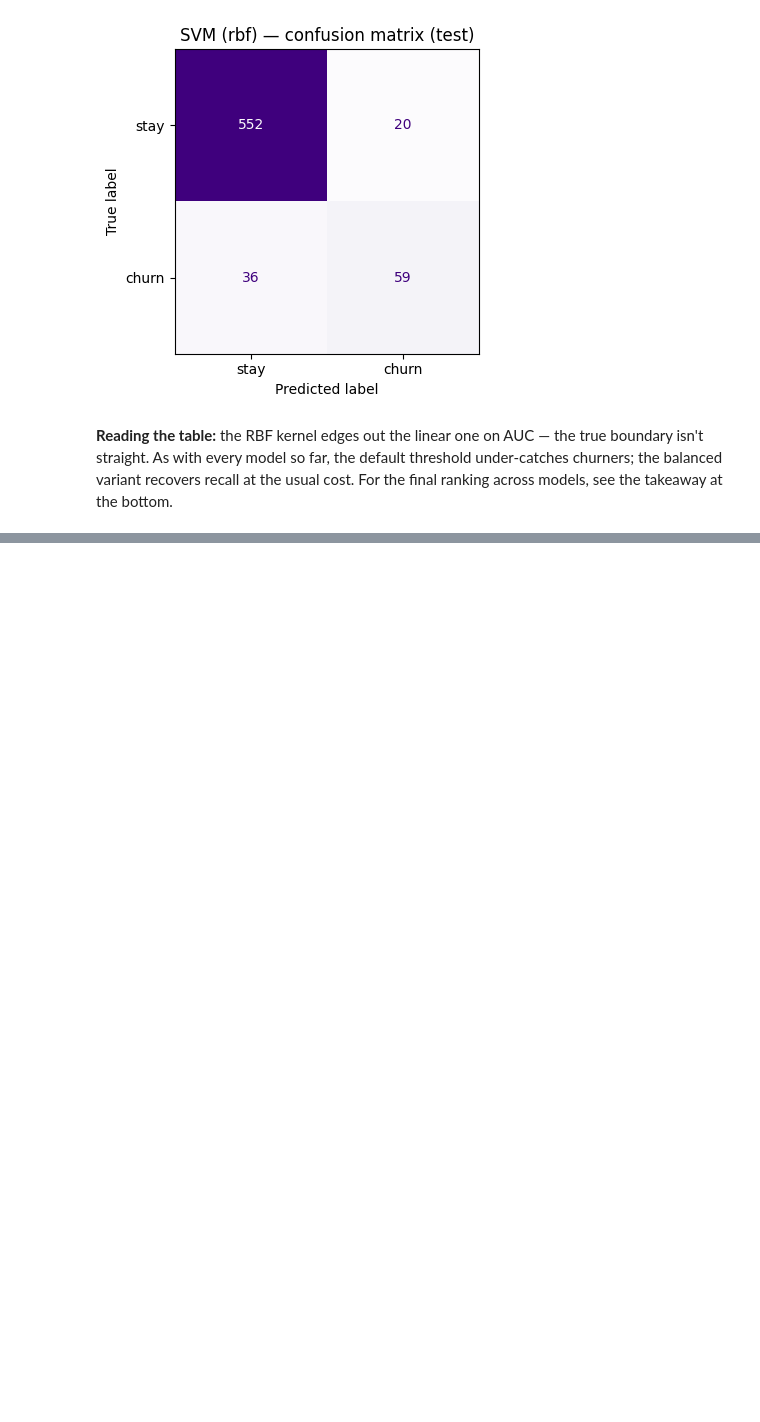
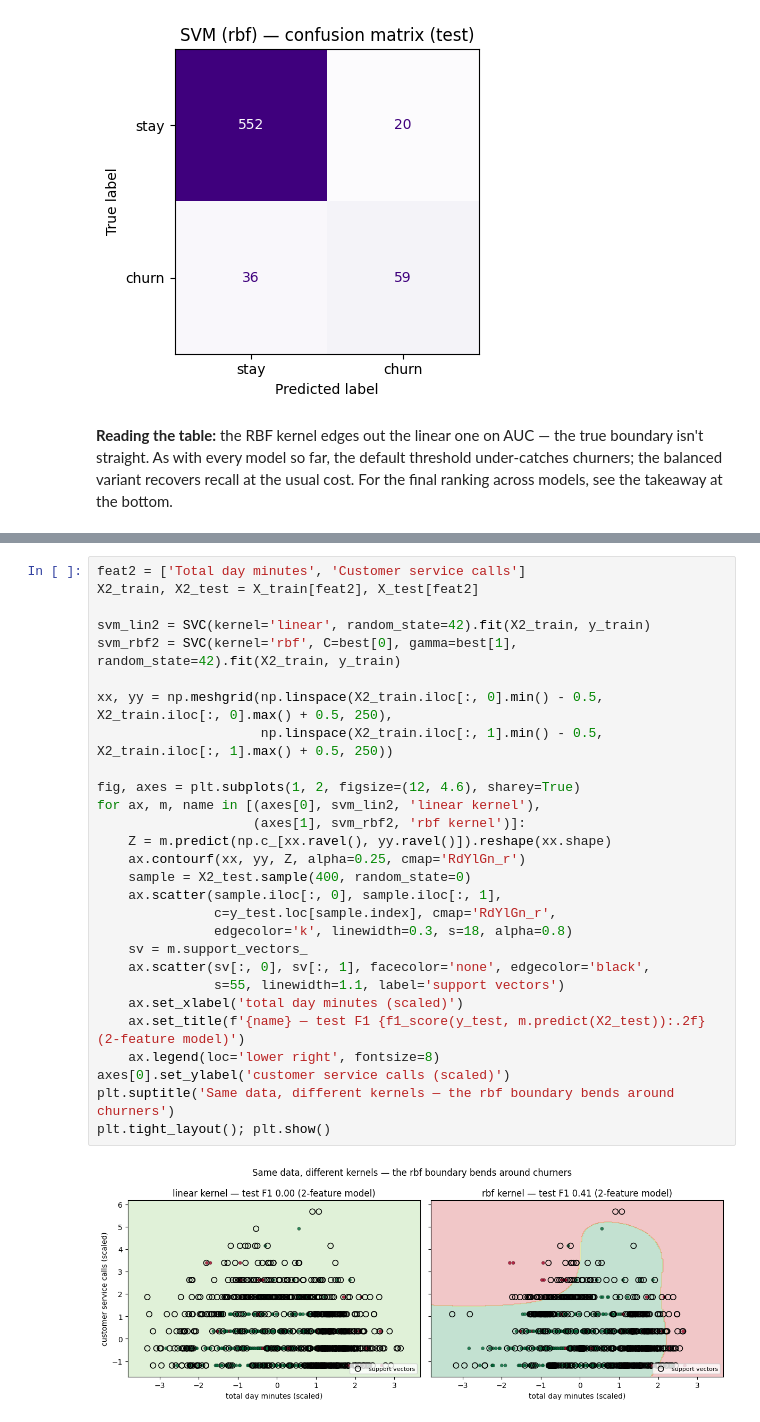
Before and after one commit to meherabmehu/ml-internship-codveda, a Jupyter notebook: level-3-advanced/02_svm_churn.ipynb, the cells around one changed output, grey strips where cells are left out. Drawn from its saved outputs; the diff is of its cells as text; blank space fills up the shorter version.

Commit message:
visualize the svm decision boundaries with support vectors

```diff
--- a/level-3-advanced/02_svm_churn.ipynb
+++ b/level-3-advanced/02_svm_churn.ipynb
@@ -194,0 +202,30 @@ For the final ranking across models, see the takeaway at the bottom.
+# %%
+feat2 = ['Total day minutes', 'Customer service calls']
+X2_train, X2_test = X_train[feat2], X_test[feat2]
+
+svm_lin2 = SVC(kernel='linear', random_state=42).fit(X2_train, y_train)
+svm_rbf2 = SVC(kernel='rbf', C=best[0], gamma=best[1], random_state=42).fit(X2_train, y_train)
+
+xx, yy = np.meshgrid(np.linspace(X2_train.iloc[:, 0].min() - 0.5, X2_train.iloc[:, 0].max() + 0.5, 250),
+                     np.linspace(X2_train.iloc[:, 1].min() - 0.5, X2_train.iloc[:, 1].max() + 0.5, 250))
+
+fig, axes = plt.subplots(1, 2, figsize=(12, 4.6), sharey=True)
+for ax, m, name in [(axes[0], svm_lin2, 'linear kernel'),
+                    (axes[1], svm_rbf2, 'rbf kernel')]:
+    Z = m.predict(np.c_[xx.ravel(), yy.ravel()]).reshape(xx.shape)
+    ax.contourf(xx, yy, Z, alpha=0.25, cmap='RdYlGn_r')
+    sample = X2_test.sample(400, random_state=0)
+    ax.scatter(sample.iloc[:, 0], sample.iloc[:, 1],
+               c=y_test.loc[sample.index], cmap='RdYlGn_r',
+               edgecolor='k', linewidth=0.3, s=18, alpha=0.8)
+    sv = m.support_vectors_
+    ax.scatter(sv[:, 0], sv[:, 1], facecolor='none', edgecolor='black',
+               s=55, linewidth=1.1, label='support vectors')
+    ax.set_xlabel('total day minutes (scaled)')
+    ax.set_title(f'{name} — test F1 {f1_score(y_test, m.predict(X2_test)):.2f} (2-feature model)')
+    ax.legend(loc='lower right', fontsize=8)
+axes[0].set_ylabel('customer service calls (scaled)')
+plt.suptitle('Same data, different kernels — the rbf boundary bends around churners')
+plt.tight_layout(); plt.show()
+# %% [output]
+[figure, added]
```
Also changed, not shown: parts of 2 cells of this notebook.
